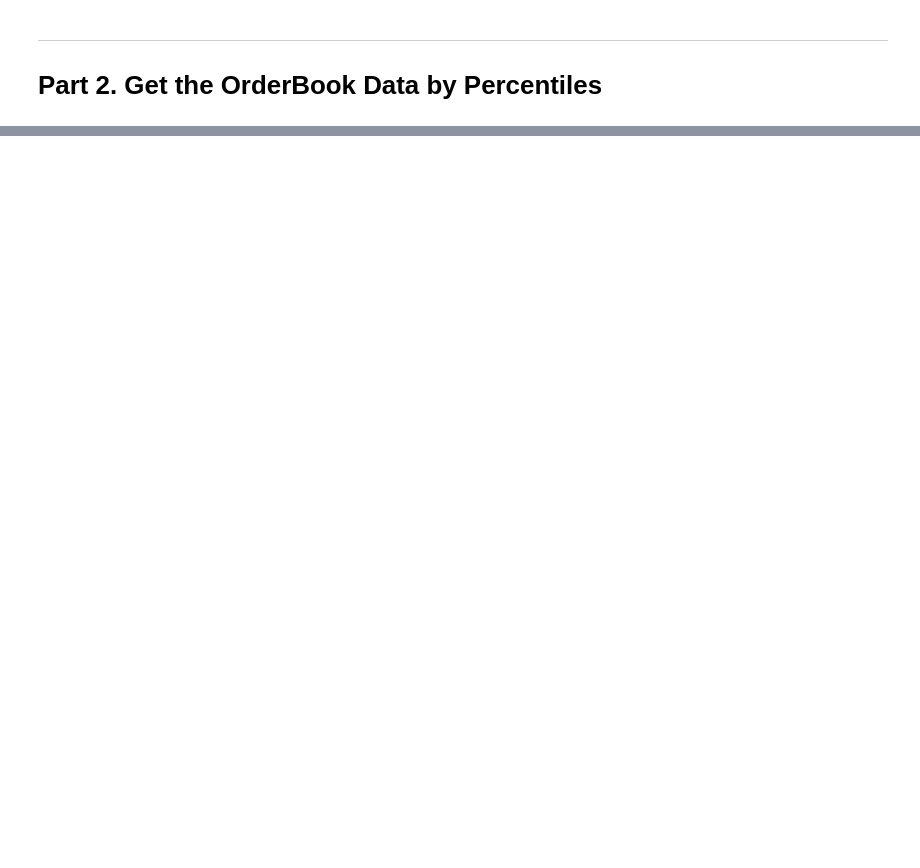
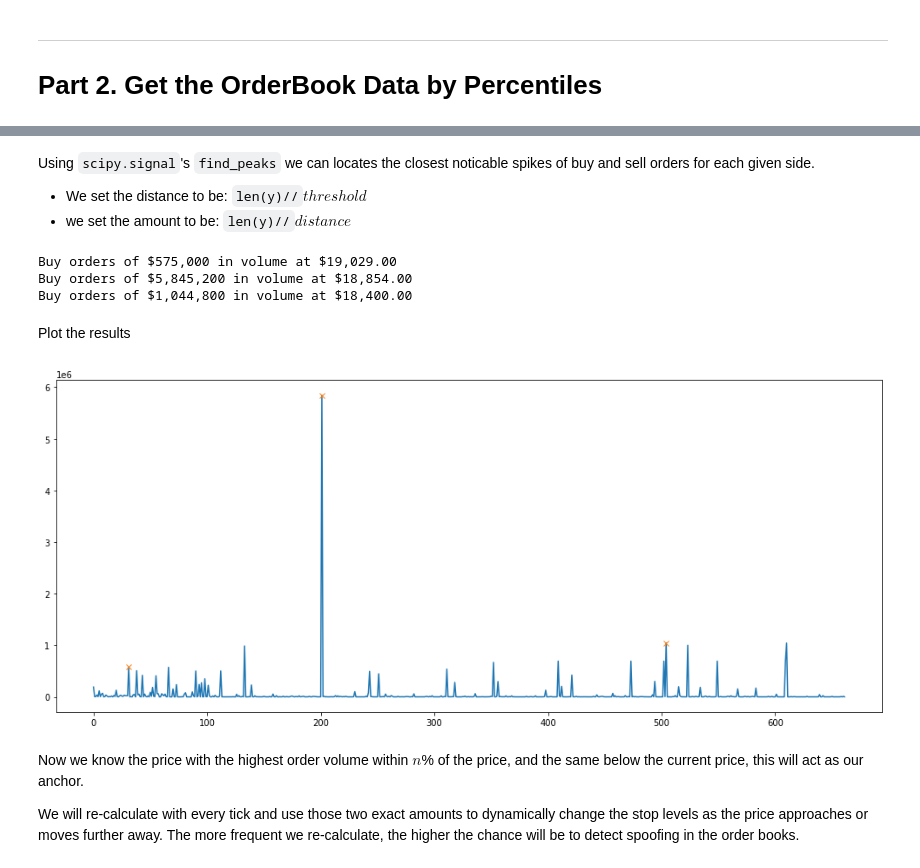
Before and after one commit to 369geofreeman/system_strategies, a Jupyter notebook: Stop_loss_detection/order_books/order_book_inflow.ipynb, the cells around one changed output, grey strips where cells are left out. Saved outputs shown, nothing was run; the diff lists cells and outputs as text; code cells hidden in the pictures; blank space fills up the shorter version.

````diff
--- a/Stop_loss_detection/order_books/order_book_inflow.ipynb
+++ b/Stop_loss_detection/order_books/order_book_inflow.ipynb
@@ -250,0 +292,14 @@ Current price: 19180
+# %%
+curr_price = get_curr_price(contract)
+df_data = []
+percentile = 0.05
+
+k_buy = curr_price - (curr_price * percentile)
+k_sell = curr_price + (curr_price * percentile)
+
+book_data, raw_buy_nodes, raw_sell_nodes = orderbook_data_by_percentile(k_buy, k_sell, contract, raw_data=True)
+
+buy_orders_df = pd.DataFrame({"size": raw_buy_nodes['size'], "price": raw_buy_nodes['price']})
+sell_orders_df = pd.DataFrame({"size": raw_sell_nodes['size'], "price": raw_sell_nodes['price']})
+
+buy_orders_df.head()
@@ -250,0 +313,31 @@ Current price: 19180
+# %% [markdown]
+Using ```scipy.signal```'s ```find_peaks``` we can locates the closest noticable spikes of buy and sell orders for each given side.
+
+- We set the distance to be: ```len(y)//```$threshold$
+- we set the amount to be: ```len(y)//```$distance$
+# %%
+x = buy_orders_df['price']
+y = buy_orders_df['size']
+threshold = 3   # Required threshold of peaks, the vertical distance to its neighboring samples.
+distance = 4    # Required minimal horizontal distance (>= 1) in samples between neighbouring peaks
+
+peaks, _ = find_peaks(y, threshold=len(y)//threshold, distance=len(y)//distance)
+
+for i in peaks:
+    print(f"Buy orders of ${y[i]:,.0f} in volume at ${x[i]:,.2f}")
+# %% [output]
+Buy orders of $575,000 in volume at $19,029.00
+Buy orders of $5,845,200 in volume at $18,854.00
+Buy orders of $1,044,800 in volume at $18,400.00
+# %% [markdown]
+Plot the results
+# %%
+plt.plot([i for i in range(len(x))], y)
+plt.plot(peaks, y[peaks], "x")
+plt.show()
+# %% [output]
+[figure, added]
+# %% [markdown]
+Now we know the price with the highest order volume within $n$% of the price, and the same below the current price, this will act as our anchor.
+
+We will re-calculate with every tick and use those two exact amounts to dynamically change the stop levels as the price approaches or moves further away. The more frequent we re-calculate, the higher the chance will be to detect spoofing in the order books.
````
Also changed, not shown: parts of 14 cells of this notebook.
